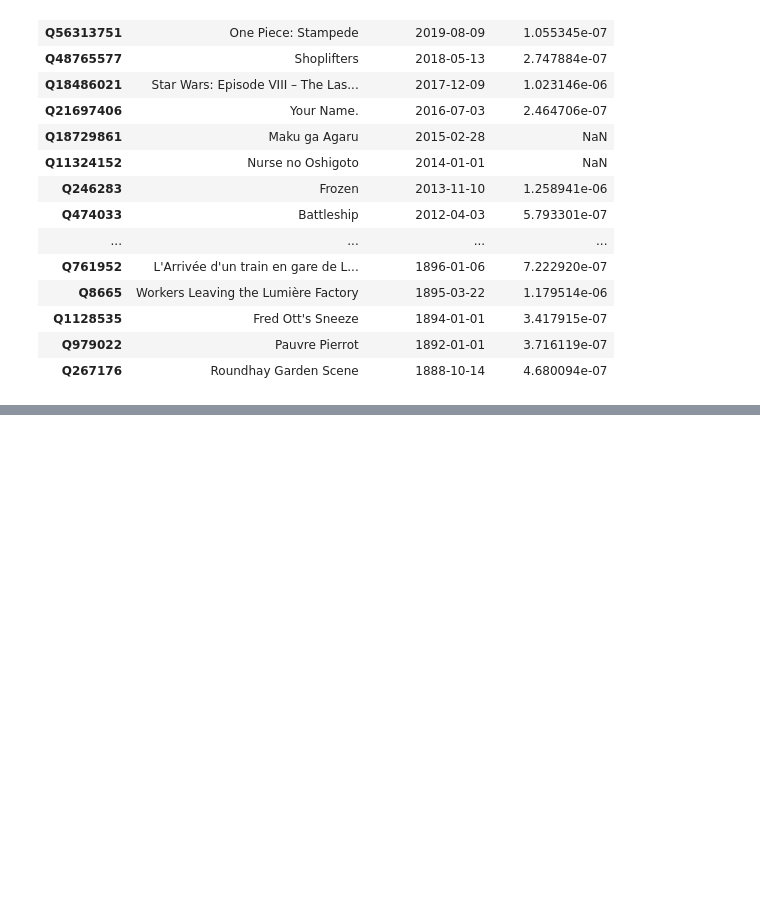
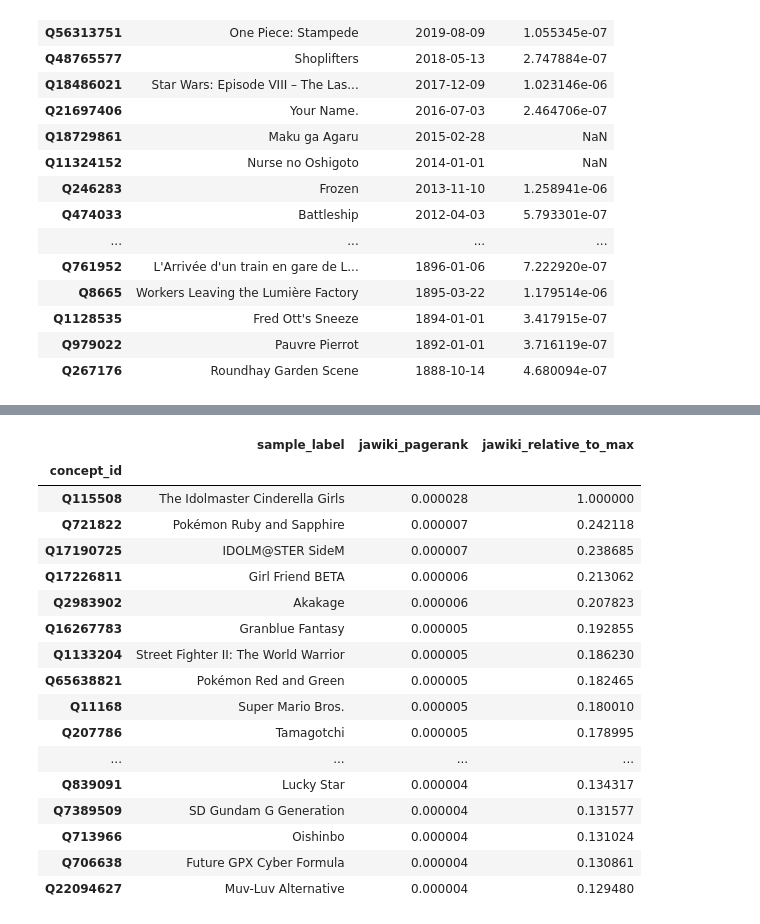
Before and after one commit to turtlesoupy/wikilanguage, a Jupyter notebook: Pandas.ipynb, the cells around one changed output, grey strips where cells are left out. Saved outputs shown, nothing was run; the diff lists cells and outputs as text; code cells hidden in the pictures; blank space fills up the shorter version.

```diff
--- a/Pandas.ipynb
+++ b/Pandas.ipynb
@@ -188,0 +171,21 @@ pandas.concat((marginals, no_marginals), axis=1)
+# %%
+df.wl.instance_of(Concepts.VIDEO_GAME).wl.top_ranked(n=25, wiki="jawiki")
+# %% [output]
+|  | sample_label | jawiki_pagerank | jawiki_relative_to_max |
+| concept_id |  |  |  |
+| Q115508 | The Idolmaster Cinderella Girls | 0.000028 | 1.000000 |
+| Q721822 | Pokémon Ruby and Sapphire | 0.000007 | 0.242118 |
+| Q17190725 | IDOLM@STER SideM | 0.000007 | 0.238685 |
+| Q17226811 | Girl Friend BETA | 0.000006 | 0.213062 |
+| Q2983902 | Akakage | 0.000006 | 0.207823 |
+| Q16267783 | Granblue Fantasy | 0.000005 | 0.192855 |
+| Q1133204 | Street Fighter II: The World Warrior | 0.000005 | 0.186230 |
+| Q65638821 | Pokémon Red and Green | 0.000005 | 0.182465 |
+| Q11168 | Super Mario Bros. | 0.000005 | 0.180010 |
+| Q207786 | Tamagotchi | 0.000005 | 0.178995 |
+| ... | ... | ... | ... |
+| Q839091 | Lucky Star | 0.000004 | 0.134317 |
+| Q7389509 | SD Gundam G Generation | 0.000004 | 0.131577 |
+| Q713966 | Oishinbo | 0.000004 | 0.131024 |
+| Q706638 | Future GPX Cyber Formula | 0.000004 | 0.130861 |
+| Q22094627 | Muv-Luv Alternative | 0.000004 | 0.129480 |
```
Also changed, not shown: parts of 20 cells of this notebook, 1 other file.
